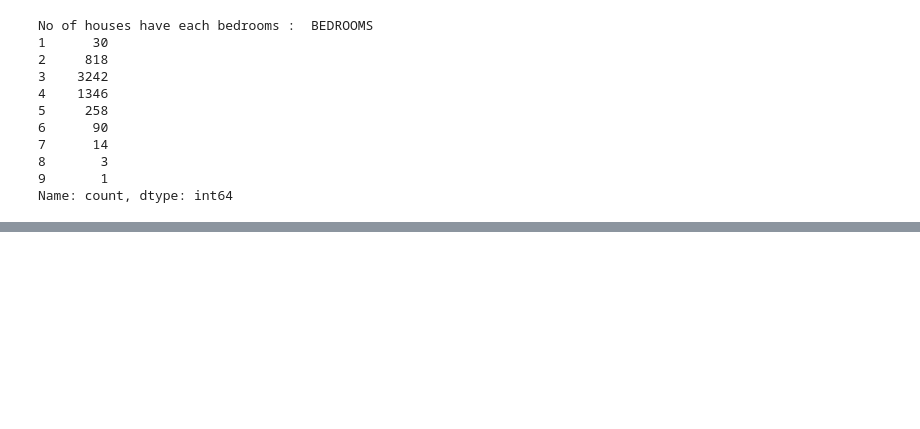
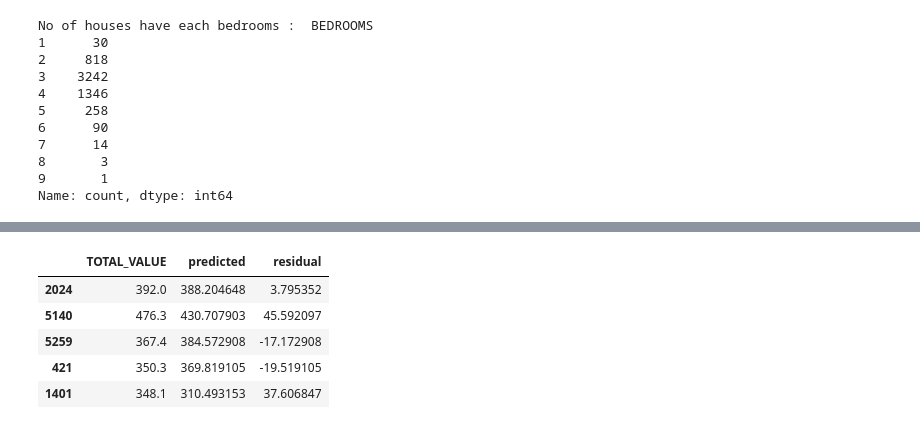
Before and after one commit to Surbhit1508/Data-Mining-for-Business-Analytics, a Jupyter notebook: Jan28_Practice.ipynb, the cells around one changed output, grey strips where cells are left out. Cells and saved outputs as stored; diff of their text form; code cells hidden in the pictures; blank space fills up the shorter version.

```diff
--- a/Jan28_Practice.ipynb
+++ b/Jan28_Practice.ipynb
@@ -366,0 +503,47 @@ house_df = house_df.astype({'BEDROOMS' : 'int'})
+# %%
+import pandas as pd
+from sklearn.model_selection import train_test_split
+from sklearn.linear_model import LinearRegression
+
+# Read and prepare data
+df = pd.read_csv("WestRoxbury.csv")
+
+# Clean column names - note that replace('','_') won't do anything since it's replacing empty string
+# You might want to replace spaces instead:
+df.columns = [s.strip().replace(' ','_') for s in df.columns]
+
+# Create dummy variables
+df = pd.get_dummies(df, prefix_sep='_', drop_first=True)
+
+# Define features and target
+excludeColumns = ('TOTAL_VALUE', 'TAX')
+predictors = [s for s in df.columns if s not in excludeColumns]
+outcome = "TOTAL_VALUE"
+
+# Split features and target
+X = df[predictors]
+y = df[outcome]
+
+# Split data - note the typo in random_state
+train_x, valid_x, train_y, valid_y = train_test_split(X, y, test_size=0.4, random_state=1)
+
+# Train model
+model = LinearRegression()
+model.fit(train_x, train_y)
+
+# Make predictions and create results DataFrame
+train_pred = model.predict(train_x)
+train_results = pd.DataFrame({
+    "TOTAL_VALUE": train_y,
+    'predicted': train_pred,
+    'residual': train_y - train_pred
+})
+
+train_results.head()
+# %% [output]
+|  | TOTAL_VALUE | predicted | residual |
+| 2024 | 392.0 | 388.204648 | 3.795352 |
+| 5140 | 476.3 | 430.707903 | 45.592097 |
+| 5259 | 367.4 | 384.572908 | -17.172908 |
+| 421 | 350.3 | 369.819105 | -19.519105 |
+| 1401 | 348.1 | 310.493153 | 37.606847 |
```
Also changed, not shown: parts of 26 cells of this notebook.
